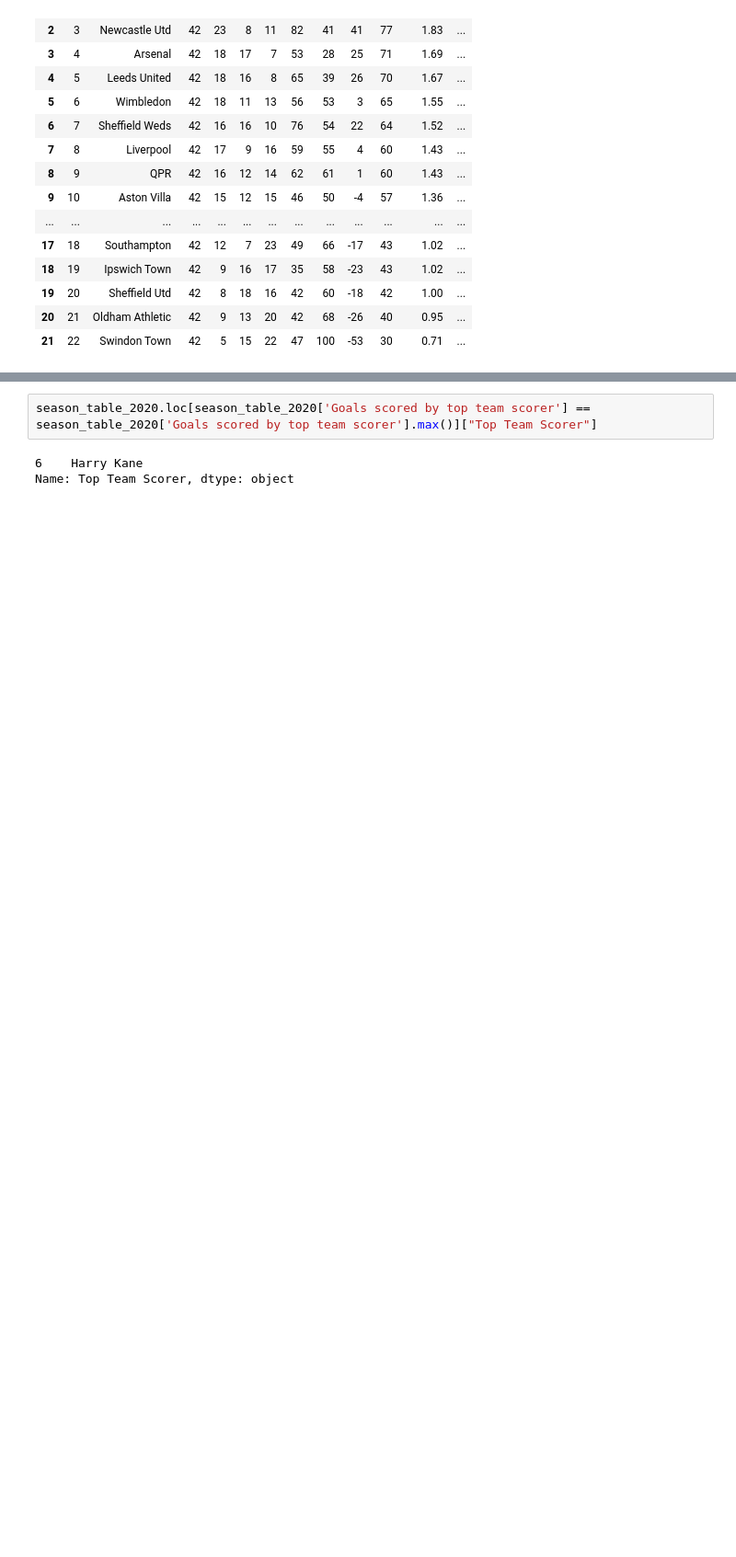
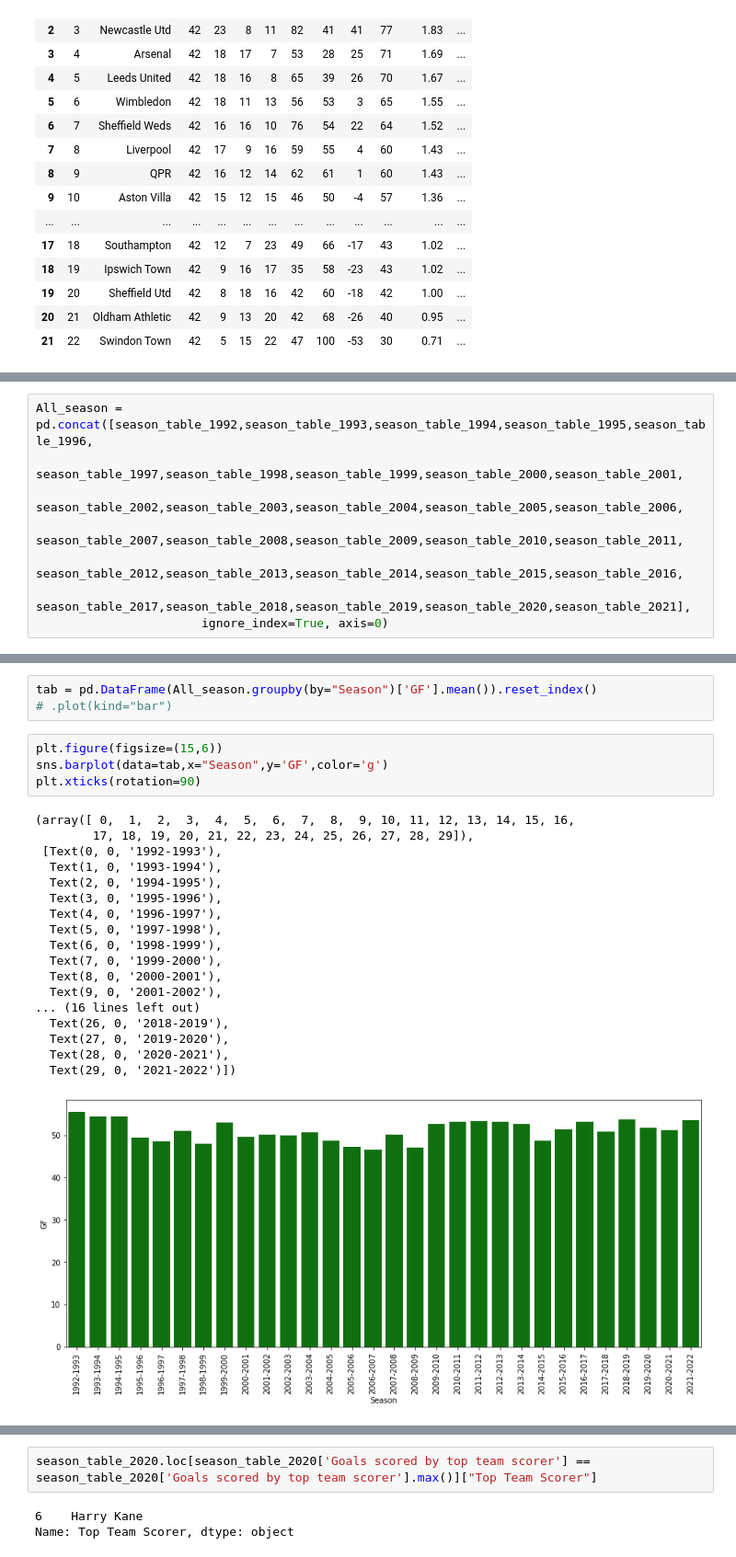
Before and after one commit to Aniket-Raikwar1/Premier_League_data_analysis, a Jupyter notebook: Analysing premier league seasons.ipynb, the cells around one changed output, grey strips where cells are left out. Shown: that part at 92% size. Drawn from its saved outputs; the diff is of its cells as text; blank space fills up the shorter version.

Commit message:
Analysing league table

```diff
--- a/Analysing premier league seasons.ipynb
+++ b/Analysing premier league seasons.ipynb
@@ -249,0 +246,8 @@ sea
+# %%
+All_season = pd.concat([season_table_1992,season_table_1993,season_table_1994,season_table_1995,season_table_1996,
+                        season_table_1997,season_table_1998,season_table_1999,season_table_2000,season_table_2001,
+                        season_table_2002,season_table_2003,season_table_2004,season_table_2005,season_table_2006,
+                        season_table_2007,season_table_2008,season_table_2009,season_table_2010,season_table_2011,
+                        season_table_2012,season_table_2013,season_table_2014,season_table_2015,season_table_2016,
+                        season_table_2017,season_table_2018,season_table_2019,season_table_2020,season_table_2021],
+                       ignore_index=True, axis=0)
@@ -249,0 +338,26 @@ sea
+# %%
+tab = pd.DataFrame(All_season.groupby(by="Season")['GF'].mean()).reset_index()
+# .plot(kind="bar")
+# %%
+plt.figure(figsize=(15,6))
+sns.barplot(data=tab,x="Season",y='GF',color='g')
+plt.xticks(rotation=90)
+# %% [output]
+(array([ 0,  1,  2,  3,  4,  5,  6,  7,  8,  9, 10, 11, 12, 13, 14, 15, 16,
+        17, 18, 19, 20, 21, 22, 23, 24, 25, 26, 27, 28, 29]),
+ [Text(0, 0, '1992-1993'),
+  Text(1, 0, '1993-1994'),
+  Text(2, 0, '1994-1995'),
+  Text(3, 0, '1995-1996'),
+  Text(4, 0, '1996-1997'),
+  Text(5, 0, '1997-1998'),
+  Text(6, 0, '1998-1999'),
+  Text(7, 0, '1999-2000'),
+  Text(8, 0, '2000-2001'),
+  Text(9, 0, '2001-2002'),
+... (16 lines left out)
+  Text(26, 0, '2018-2019'),
+  Text(27, 0, '2019-2020'),
+  Text(28, 0, '2020-2021'),
+  Text(29, 0, '2021-2022')])
+[figure, added]
```
Also changed, not shown: parts of 52 cells of this notebook.
